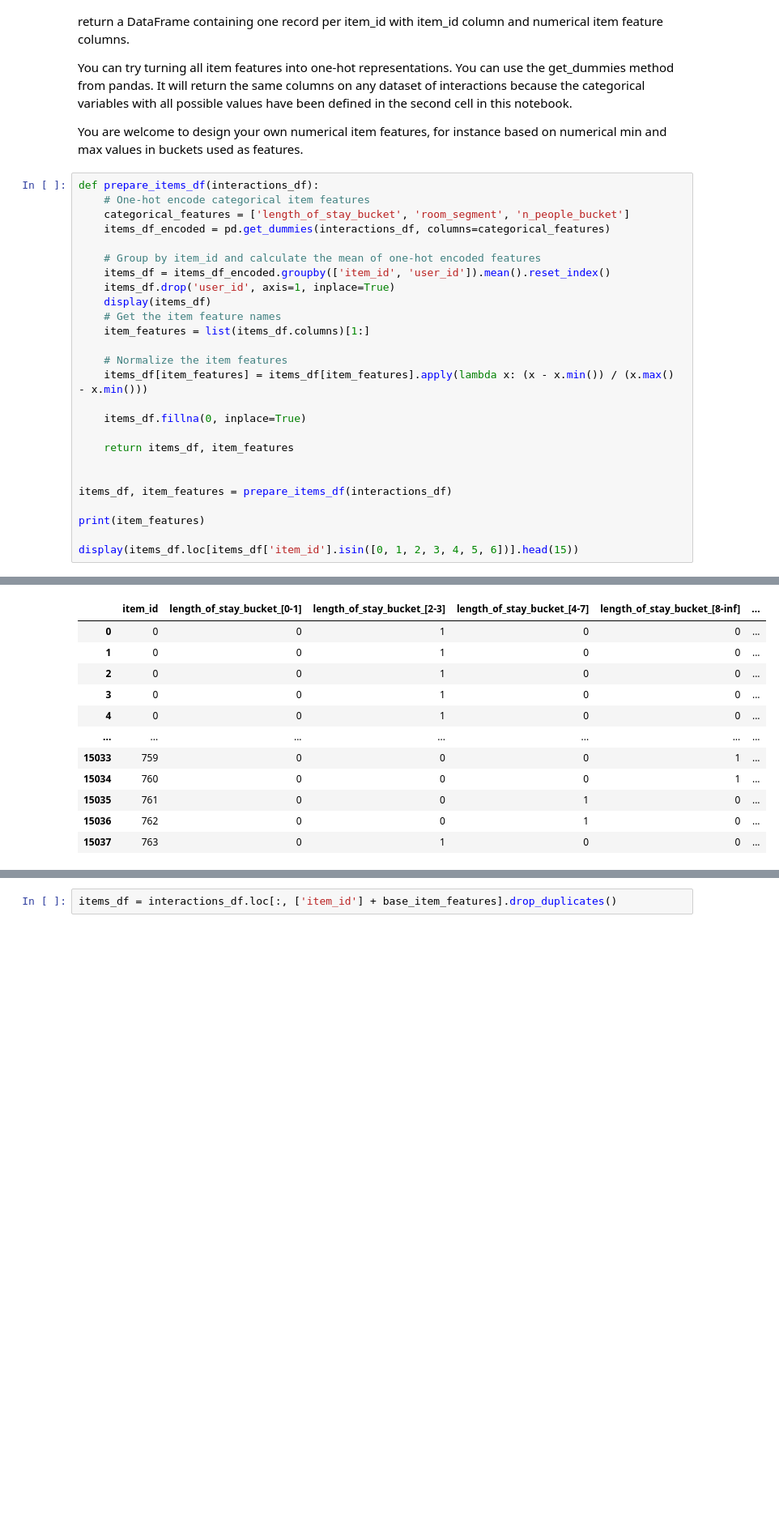
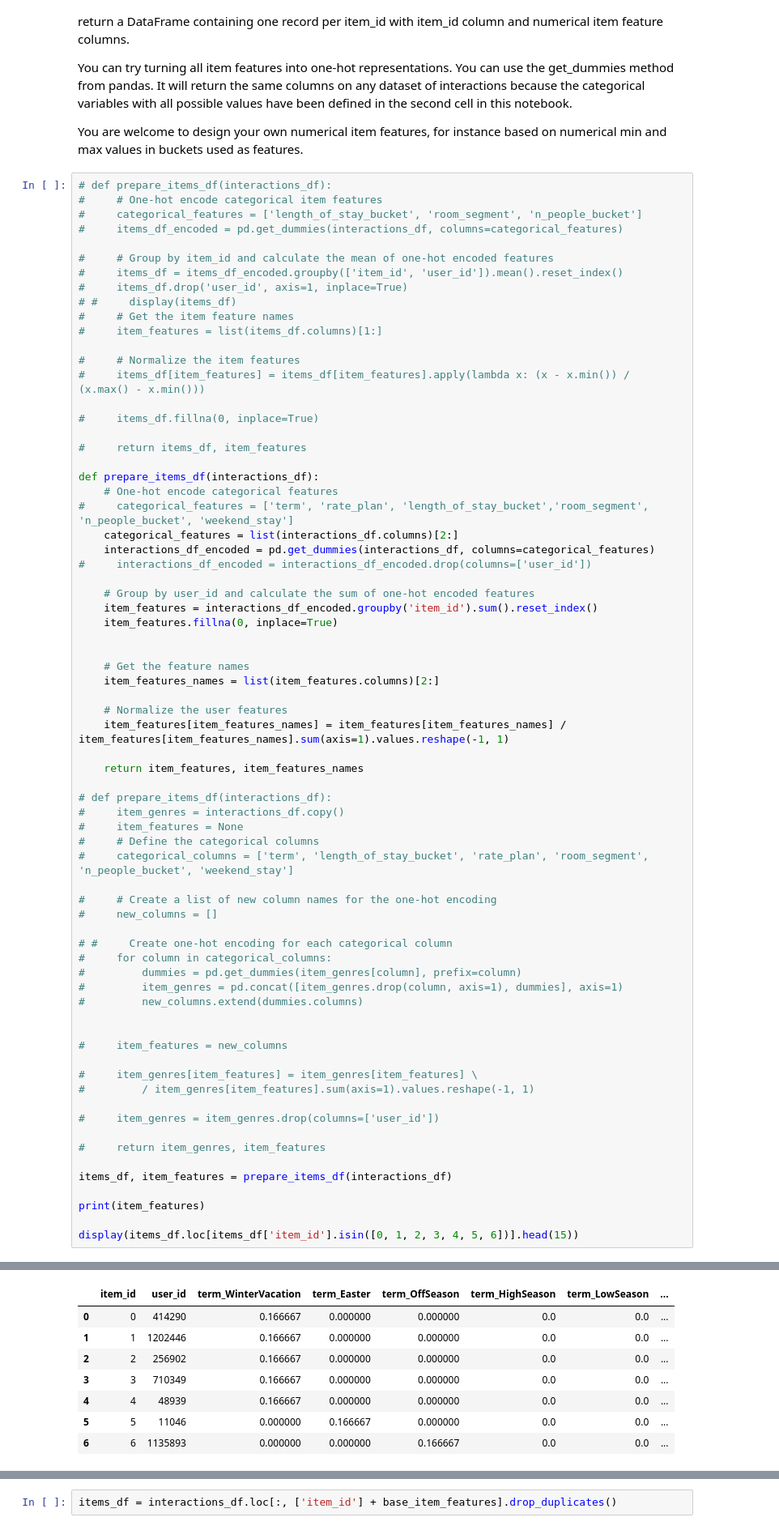
Before and after one commit to PiotrZiolo/recommender-systems-class, a Jupyter notebook: project_1_recommender_and_evaluation.ipynb, the cells around one changed output, grey strips where cells are left out. Shown at 81% size. Drawn from its saved outputs; the diff is of its cells as text; blank space fills up the shorter version.

```diff
--- a/project_1_recommender_and_evaluation.ipynb
+++ b/project_1_recommender_and_evaluation.ipynb
@@ -161,25 +194,69 @@ You can try turning all item features into one-hot representations. You can use
 
 You are welcome to design your own numerical item features, for instance based on numerical min and max values in buckets used as features.
 # %%
+# def prepare_items_df(interactions_df):
+#     # One-hot encode categorical item features
+#     categorical_features = ['length_of_stay_bucket', 'room_segment', 'n_people_bucket']
+#     items_df_encoded = pd.get_dummies(interactions_df, columns=categorical_features)
+
+#     # Group by item_id and calculate the mean of one-hot encoded features
+#     items_df = items_df_encoded.groupby(['item_id', 'user_id']).mean().reset_index()
+#     items_df.drop('user_id', axis=1, inplace=True)
+# #     display(items_df)
+#     # Get the item feature names
+#     item_features = list(items_df.columns)[1:]
+
+#     # Normalize the item features
+#     items_df[item_features] = items_df[item_features].apply(lambda x: (x - x.min()) / (x.max() - x.min()))
+
+#     items_df.fillna(0, inplace=True)
+
+#     return items_df, item_features
+
 def prepare_items_df(interactions_df):
-    # One-hot encode categorical item features
-    categorical_features = ['length_of_stay_bucket', 'room_segment', 'n_people_bucket']
-    items_df_encoded = pd.get_dummies(interactions_df, columns=categorical_features)
+    # One-hot encode categorical features
+#     categorical_features = ['term', 'rate_plan', 'length_of_stay_bucket','room_segment', 'n_people_bucket', 'weekend_stay']
+    categorical_features = list(interactions_df.columns)[2:]
+    interactions_df_encoded = pd.get_dummies(interactions_df, columns=categorical_features)
+#     interactions_df_encoded = interactions_df_encoded.drop(columns=['user_id'])
 
-    # Group by item_id and calculate the mean of one-hot encoded features
-    items_df = items_df_encoded.groupby(['item_id', 'user_id']).mean().reset_index()
-    items_df.drop('user_id', axis=1, inplace=True)
-    display(items_df)
-    # Get the item feature names
-    item_features = list(items_df.columns)[1:]
+    # Group by user_id and calculate the sum of one-hot encoded features
+    item_features = interactions_df_encoded.groupby('item_id').sum().reset_index()
+    item_features.fillna(0, inplace=True)
 
-    # Normalize the item features
-    items_df[item_features] = items_df[item_features].apply(lambda x: (x - x.min()) / (x.max() - x.min()))
 
-    items_df.fillna(0, inplace=True)
+    # Get the feature names
+    item_features_names = list(item_features.columns)[2:]
 
-    return items_df, item_features
+    # Normalize the user features
+    item_features[item_features_names] = item_features[item_features_names] / item_features[item_features_names].sum(axis=1).values.reshape(-1, 1)
 
+    return item_features, item_features_names
+
+# def prepare_items_df(interactions_df):
+#     item_genres = interactions_df.copy()
+#     item_features = None
+#     # Define the categorical columns
+#     categorical_columns = ['term', 'length_of_stay_bucket', 'rate_plan', 'room_segment', 'n_people_bucket', 'weekend_stay']
+
+#     # Create a list of new column names for the one-hot encoding
+#     new_columns = []
+
+# #     Create one-hot encoding for each categorical column
+#     for column in categorical_columns:
+#         dummies = pd.get_dummies(item_genres[column], prefix=column)
+#         item_genres = pd.concat([item_genres.drop(column, axis=1), dummies], axis=1)
+#         new_columns.extend(dummies.columns)
+
+
+#     item_features = new_columns
+
+#     item_genres[item_features] = item_genres[item_features] \
+#         / item_genres[item_features].sum(axis=1).values.reshape(-1, 1)
+
+#     item_genres = item_genres.drop(columns=['user_id'])
+
+#     return item_genres, item_features
 
 items_df, item_features = prepare_items_df(interactions_df)
 
@@ -190,12 +268,8 @@ display(items_df.loc[items_df['item_id'].isin([0, 1, 2, 3, 4, 5, 6])].head(15))
-|  | item_id | length_of_stay_bucket_[0-1] | length_of_stay_bucket_[2-3] | length_of_stay_bucket_[4-7] | length_of_stay_bucket_[8-inf] | ... |
-| 0 | 0 | 0 | 1 | 0 | 0 | ... |
-| 1 | 0 | 0 | 1 | 0 | 0 | ... |
-| 2 | 0 | 0 | 1 | 0 | 0 | ... |
-| 3 | 0 | 0 | 1 | 0 | 0 | ... |
-| 4 | 0 | 0 | 1 | 0 | 0 | ... |
-| ... | ... | ... | ... | ... | ... | ... |
-| 15033 | 759 | 0 | 0 | 0 | 1 | ... |
-| 15034 | 760 | 0 | 0 | 0 | 1 | ... |
-| 15035 | 761 | 0 | 0 | 1 | 0 | ... |
-| 15036 | 762 | 0 | 0 | 1 | 0 | ... |
-| 15037 | 763 | 0 | 1 | 0 | 0 | ... |
+|  | item_id | user_id | term_WinterVacation | term_Easter | term_OffSeason | term_HighSeason | term_LowSeason | ... |
+| 0 | 0 | 414290 | 0.166667 | 0.000000 | 0.000000 | 0.0 | 0.0 | ... |
+| 1 | 1 | 1202446 | 0.166667 | 0.000000 | 0.000000 | 0.0 | 0.0 | ... |
+| 2 | 2 | 256902 | 0.166667 | 0.000000 | 0.000000 | 0.0 | 0.0 | ... |
+| 3 | 3 | 710349 | 0.166667 | 0.000000 | 0.000000 | 0.0 | 0.0 | ... |
+| 4 | 4 | 48939 | 0.166667 | 0.000000 | 0.000000 | 0.0 | 0.0 | ... |
+| 5 | 5 | 11046 | 0.000000 | 0.166667 | 0.000000 | 0.0 | 0.0 | ... |
+| 6 | 6 | 1135893 | 0.000000 | 0.000000 | 0.166667 | 0.0 | 0.0 | ... |
```
Also changed, not shown: parts of 12 cells of this notebook, 1 other file.
